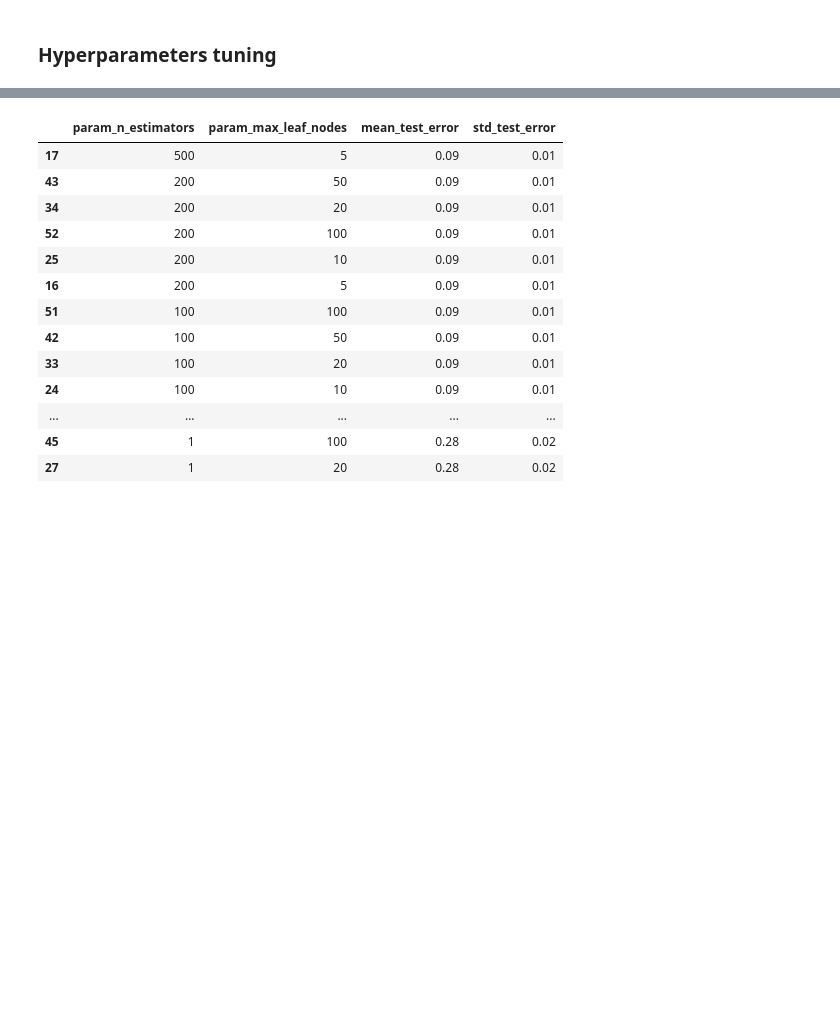
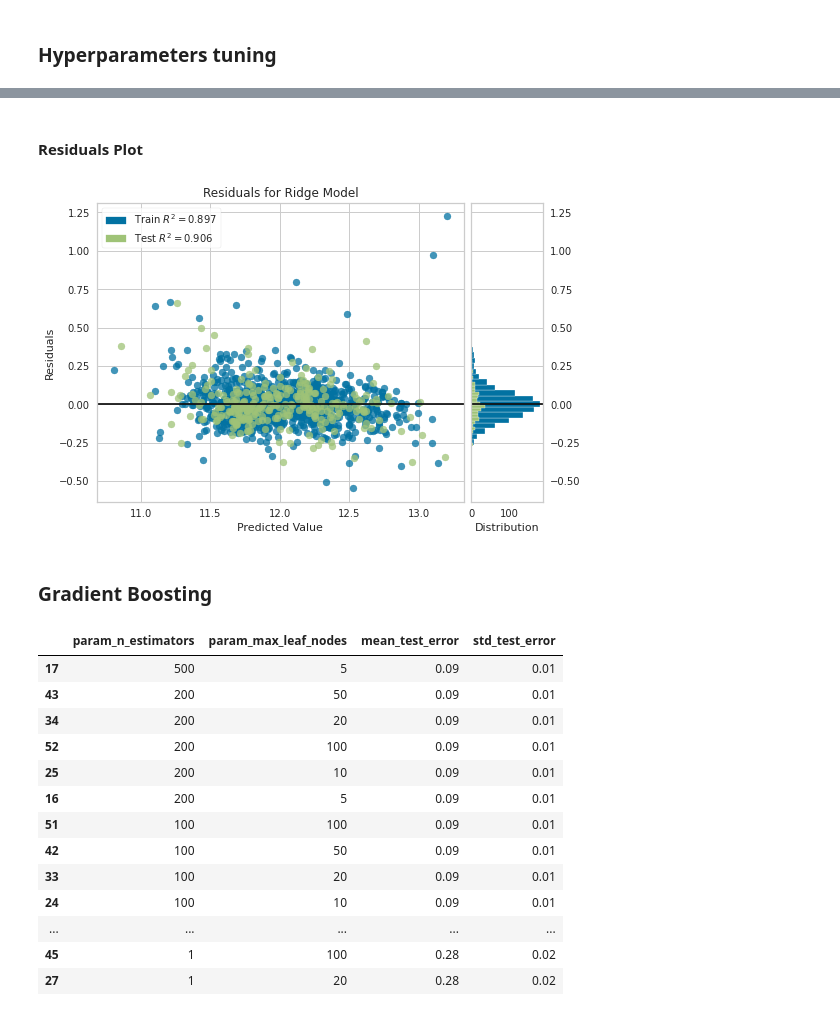
Before and after one commit to Marima91/kaggle_house_prices_prediction, a Jupyter notebook: house-prices-prediction.ipynb, the cells around one changed output, grey strips where cells are left out. Saved outputs shown, nothing was run; the diff lists cells and outputs as text; code cells hidden in the pictures; blank space fills up the shorter version.

```diff
--- a/house-prices-prediction.ipynb
+++ b/house-prices-prediction.ipynb
@@ -1257 +1329,13 @@ plt.show()
+# %% [markdown]
+#### Residuals Plot
+# %%
+from yellowbrick.regressor import PredictionError, ResidualsPlot
+visualizer = ResidualsPlot(ridge_mod)
+visualizer.fit(np.array(X_train), np.array(y_train).reshape(1168,))
+visualizer.score(np.array(X_test), np.array(y_test).reshape(292,))
+visualizer.show();
+# %% [output]
+[figure, added]
+# %% [markdown]
+### Gradient Boosting
 # %%
```
Also changed, not shown: parts of 24 cells of this notebook.
